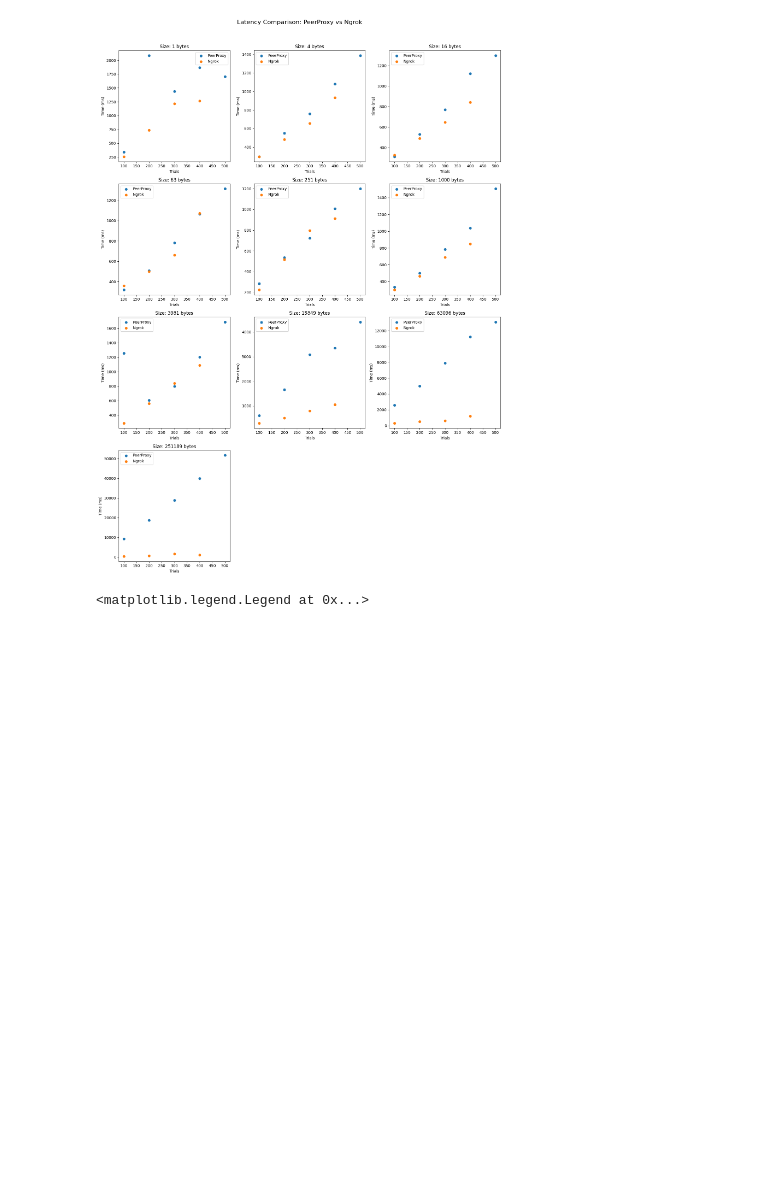
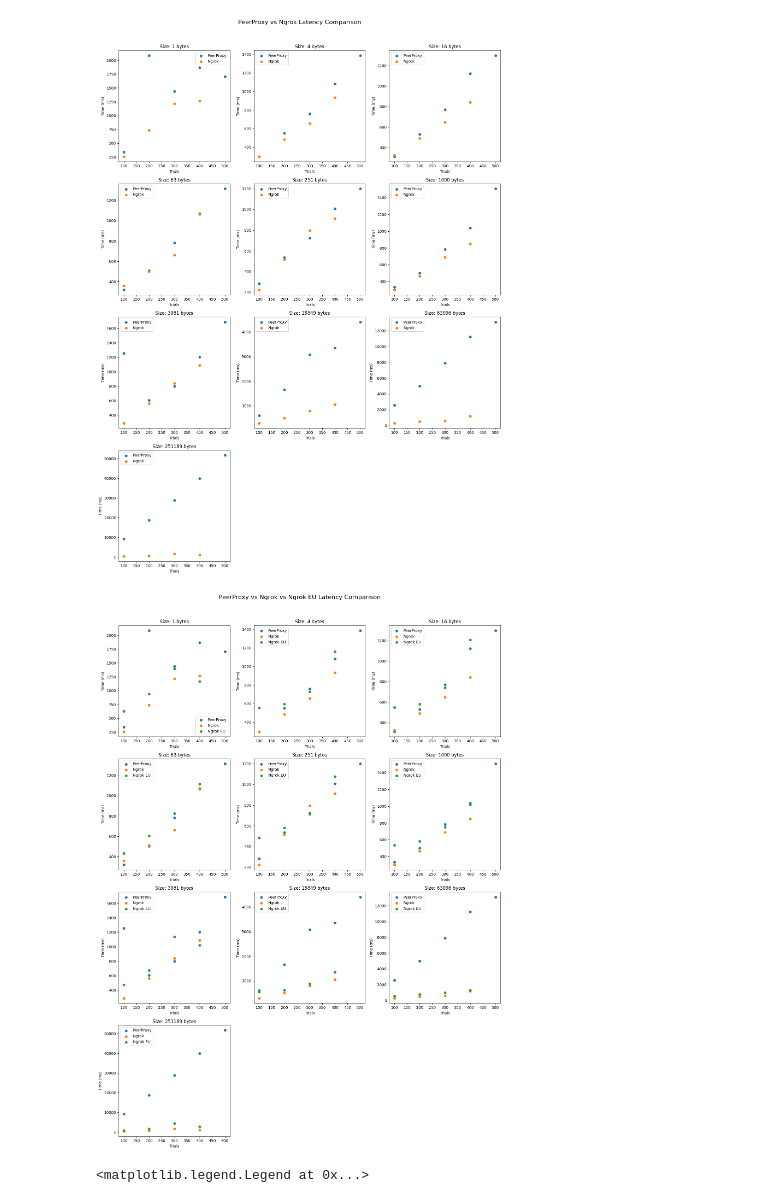
Before and after one commit to Nathanllee1/PeerProxy, a Jupyter notebook: profiling/automatedTesting/latency.ipynb, the cells around one changed output. Drawn from its saved outputs; the diff is of its cells as text; code cells hidden in the pictures; blank space fills up the shorter version.

```diff
--- a/profiling/automatedTesting/latency.ipynb
+++ b/profiling/automatedTesting/latency.ipynb
@@ -187,5 +187,12 @@ plt.show()
 # %% [output]
 [figure]
+# %%
+
+euNgrok = pd.read_csv('results/ngrokEuLatency.csv')
+
+plot_latency_comparison([df, ngrok, euNgrok], ['PeerProxy', 'Ngrok', 'Ngrok EU'], 'PeerProxy vs Ngrok vs Ngrok EU Latency Comparison')
+# %% [output]
+[figure, added]
 # %%
 peerProxy4 = df[df['Size Response (bytes)'] == 4]
 ngrok4 = ngrok[ngrok['Size Response (bytes)'] == 4]
```
Also changed, not shown: parts of 1 cell of this notebook, 4 other files.
